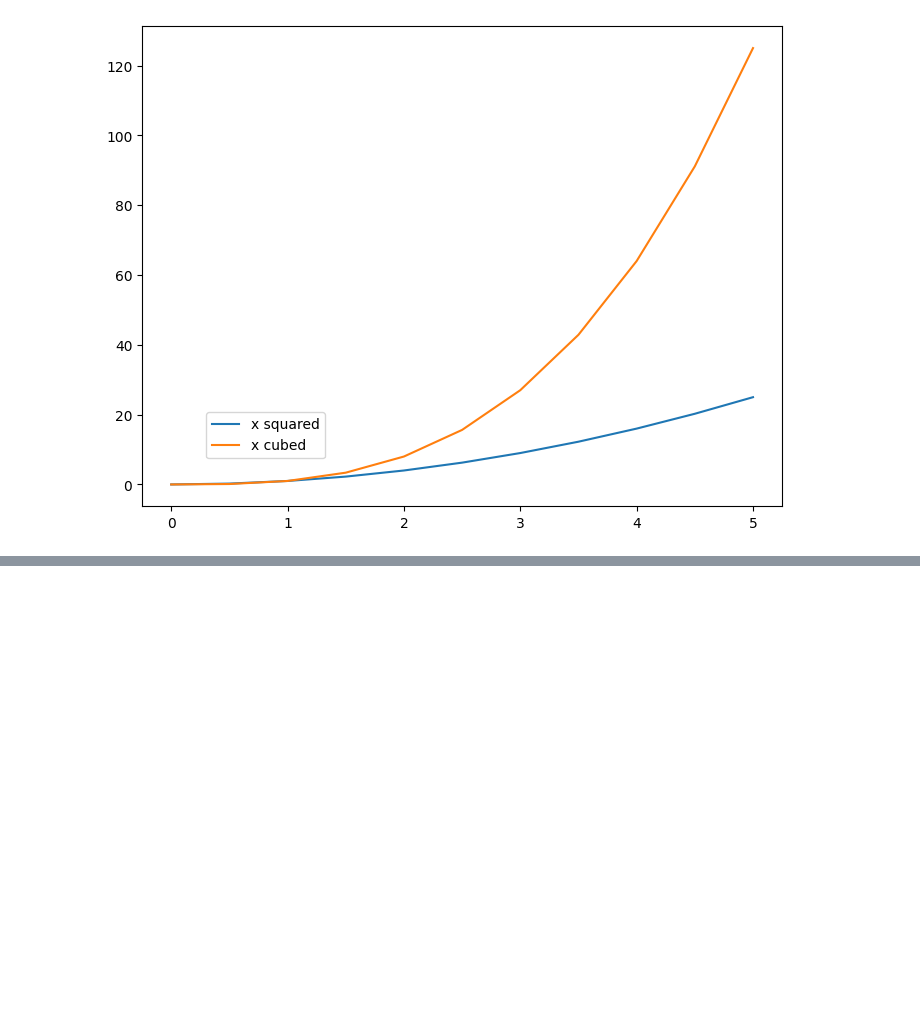
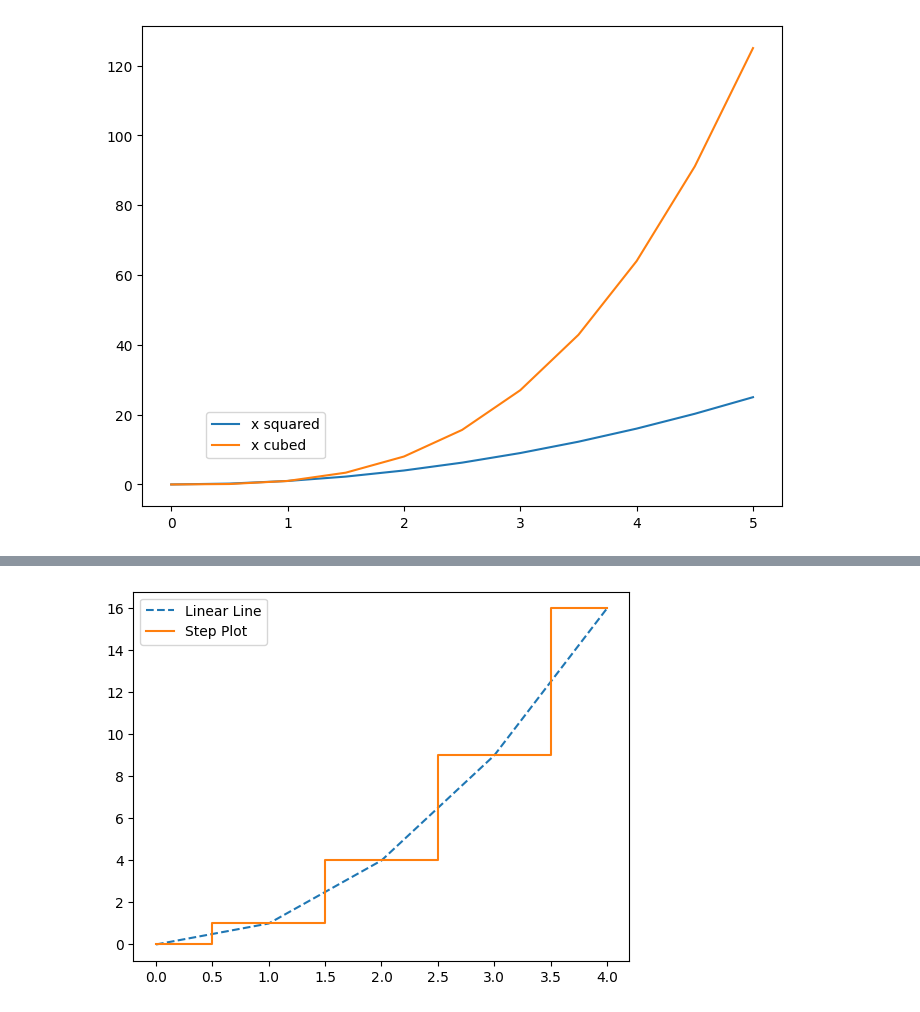
Before and after one commit to Ruhi1010/machine_learning, a Jupyter notebook: ml_library_basics/matplotlib_basic.ipynb, the cells around one changed output, grey strips where cells are left out. Saved outputs shown, nothing was run; the diff lists cells and outputs as text; code cells hidden in the pictures; blank space fills up the shorter version.

```diff
--- a/ml_library_basics/matplotlib_basic.ipynb
+++ b/ml_library_basics/matplotlib_basic.ipynb
@@ -131,0 +145,18 @@ ax.legend(loc=(0.1,0.1))  # loc can be a string or a tuple
+# %%
+import matplotlib.pyplot as plt
+
+x = [0, 1, 2, 3, 4]
+y = [0, 1, 4, 9, 16]
+
+fig, ax = plt.subplots()
+
+# Original line plot (optional, for comparison)
+ax.plot(x, y, label='Linear Line', linestyle='--')
+
+# Step plot
+ax.step(x, y, where='mid', label='Step Plot')
+
+ax.legend()
+plt.show()
+# %% [output]
+[figure, added]
```
Also changed, not shown: parts of 28 cells of this notebook, 4 other files.
